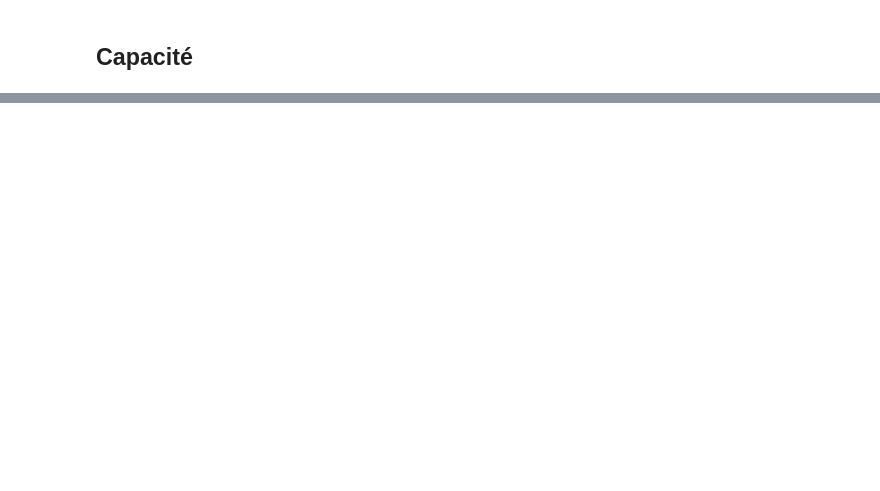
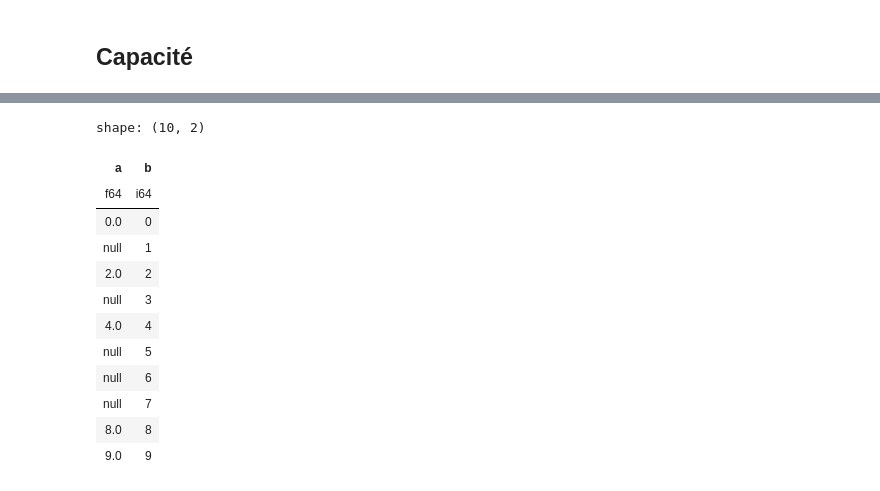
Before and after one commit to dridk/steganodf, a Jupyter notebook: Untitled.ipynb, the cells around one changed output, grey strips where cells are left out. Cells and saved outputs as stored; diff of their text form; code cells hidden in the pictures; blank space fills up the shorter version.

```diff
--- a/Untitled.ipynb
+++ b/Untitled.ipynb
@@ -131,16 +91,34 @@ df_encoded = df.to_pandas()
 # %%
 def create_error(mdf, percent):
 
     df_encoded = mdf.to_pandas()
 
-    size = df_encoded.shape[0] * df_encoded.shape[1]
-    cells = list(range(0, size))
-    count = int(percent * size / 100)
-    cells = random.sample(cells, count)
-    print(size, count)
-    for index in cells:
-        x = index % df_encoded.shape[0]
-        y = index // df_encoded.shape[0]
-        df_encoded.iat[x, y] =  None
+    count = len(df_encoded) * percent // 100
+    if count == 0:
+        return mdf
 
+    count = int(count)
+    idx = random.sample(range(len(df_encoded)), k = count)
+    df_encoded.iloc[idx, 0] = None
     return pl.from_pandas(df_encoded)
+
+
+
+
+t = pl.DataFrame({"a": range(10), "b": range(10)})
+
+create_error(t, 50.0)
+# %% [output]
+shape: (10, 2)
+| a | b |
+| f64 | i64 |
+| 0.0 | 0 |
+| null | 1 |
+| 2.0 | 2 |
+| null | 3 |
+| 4.0 | 4 |
+| null | 5 |
+| null | 6 |
+| null | 7 |
+| 8.0 | 8 |
+| 9.0 | 9 |
```
Also changed, not shown: parts of 20 cells of this notebook.
